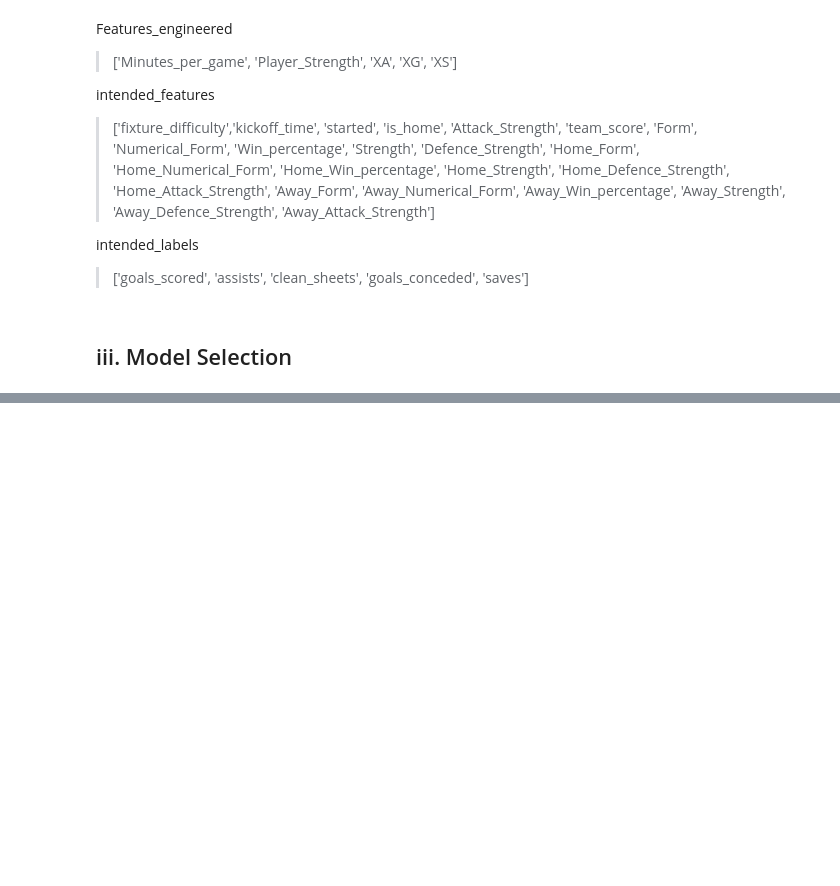
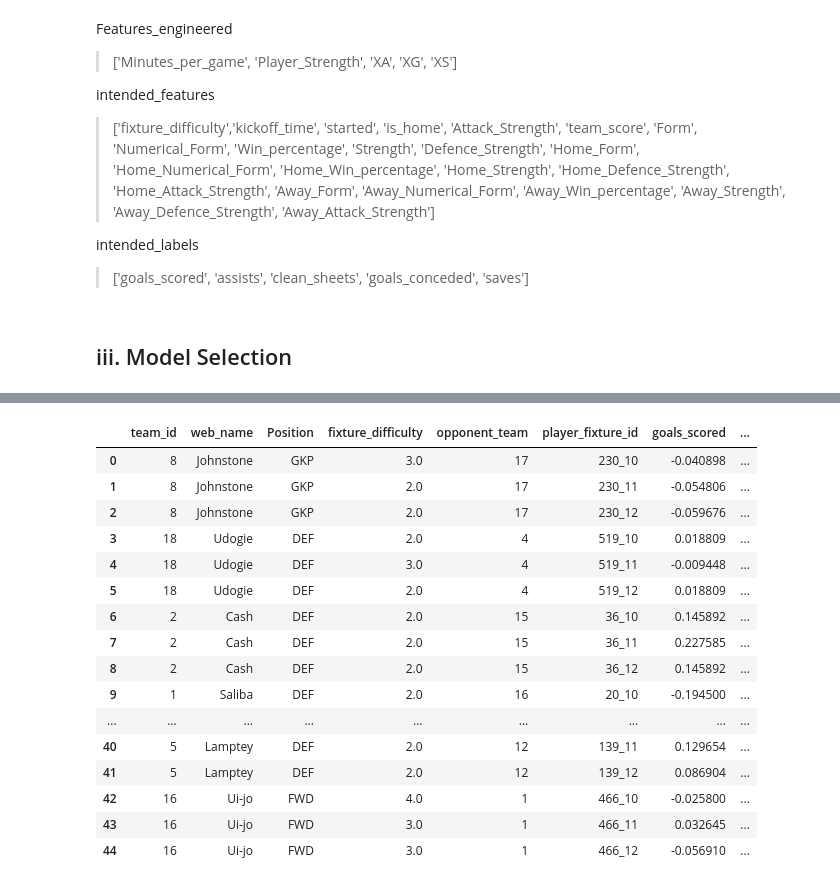
Before and after one commit to donald-okara/FPL_point_predictor, a Jupyter notebook: fpl_notebook.ipynb, the cells around one changed output, grey strips where cells are left out. Saved outputs shown, nothing was run; the diff lists cells and outputs as text; code cells hidden in the pictures; blank space fills up the shorter version.

```diff
--- a/fpl_notebook.ipynb
+++ b/fpl_notebook.ipynb
@@ -891,0 +955,42 @@ Manager_team
+# %%
+#Function for saves scored points
+def saves_points(player_fixture_id):
+  for idx, row in Manager_team.iterrows():
+    if player_fixture_id == row['player_fixture_id']:
+      if row['Position'] == 'DEF' or row['Position'] == 'GKP':
+        return row['saves'] * 1/3
+
+
+      else:
+        return row['saves'] * 0
+# %%
+#Function for assists points
+def penalties_missed_points(player_fixture_id):
+  for idx, row in Manager_team.iterrows():
+    if player_fixture_id == row['player_fixture_id']:
+      return row['penalties_missed'] * -2
+# %%
+def total_points(player_fixture_id):
+  return goal_points(player_fixture_id) + assists_points(player_fixture_id) + clean_sheets_points(player_fixture_id) + goals_conceded_points(player_fixture_id) + bonus_points(player_fixture_id) + penalties_saved_points(player_fixture_id) +saves_points(player_fixture_id) + penalties_missed_points(player_fixture_id)
+# %%
+Manager_team['Total_points'] = Manager_team['player_fixture_id'].apply(total_points)
+# %%
+Manager_team
+# %% [output]
+|  | team_id | web_name | Position | fixture_difficulty | opponent_team | player_fixture_id | goals_scored | ... |
+| 0 | 8 | Johnstone | GKP | 3.0 | 17 | 230_10 | -0.040898 | ... |
+| 1 | 8 | Johnstone | GKP | 2.0 | 17 | 230_11 | -0.054806 | ... |
+| 2 | 8 | Johnstone | GKP | 2.0 | 17 | 230_12 | -0.059676 | ... |
+| 3 | 18 | Udogie | DEF | 2.0 | 4 | 519_10 | 0.018809 | ... |
+| 4 | 18 | Udogie | DEF | 3.0 | 4 | 519_11 | -0.009448 | ... |
+| 5 | 18 | Udogie | DEF | 2.0 | 4 | 519_12 | 0.018809 | ... |
+| 6 | 2 | Cash | DEF | 2.0 | 15 | 36_10 | 0.145892 | ... |
+| 7 | 2 | Cash | DEF | 2.0 | 15 | 36_11 | 0.227585 | ... |
+| 8 | 2 | Cash | DEF | 2.0 | 15 | 36_12 | 0.145892 | ... |
+| 9 | 1 | Saliba | DEF | 2.0 | 16 | 20_10 | -0.194500 | ... |
+| ... | ... | ... | ... | ... | ... | ... | ... | ... |
+| 40 | 5 | Lamptey | DEF | 2.0 | 12 | 139_11 | 0.129654 | ... |
+| 41 | 5 | Lamptey | DEF | 2.0 | 12 | 139_12 | 0.086904 | ... |
+| 42 | 16 | Ui-jo | FWD | 4.0 | 1 | 466_10 | -0.025800 | ... |
+| 43 | 16 | Ui-jo | FWD | 3.0 | 1 | 466_11 | 0.032645 | ... |
+| 44 | 16 | Ui-jo | FWD | 3.0 | 1 | 466_12 | -0.056910 | ... |
```
Also changed, not shown: parts of 9 cells of this notebook.
